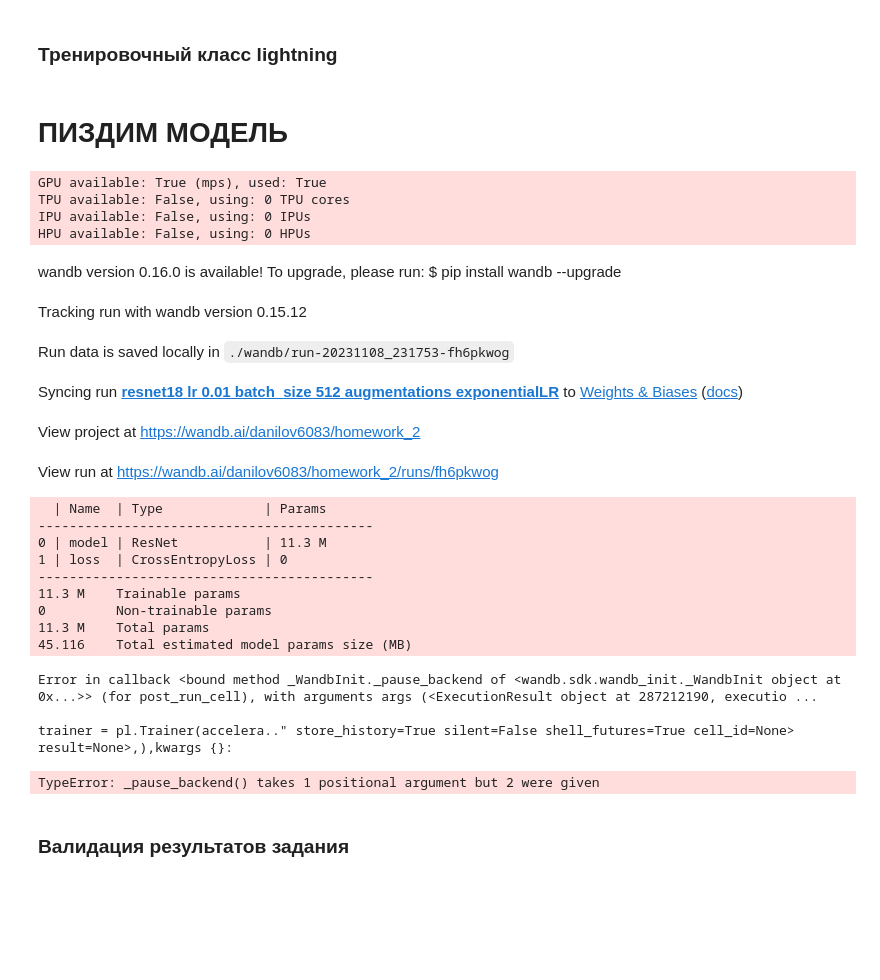
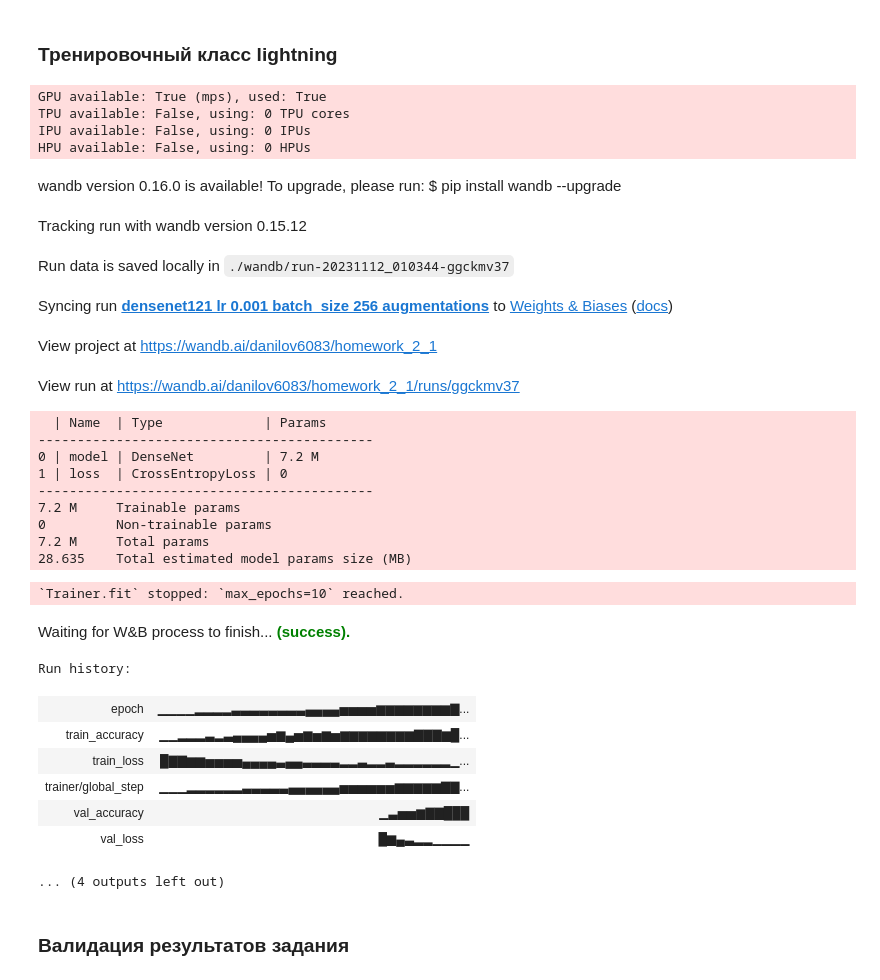
Before and after one commit to LostImagin4tion/iad-deep-learning, a Jupyter notebook: 2023/homeworks/hw2/hw_2.ipynb, the cells around one changed output. Drawn from its saved outputs; the diff is of its cells as text; code cells hidden in the pictures; blank space fills up the shorter version.

```diff
--- a/2023/homeworks/hw2/hw_2.ipynb
+++ b/2023/homeworks/hw2/hw_2.ipynb
@@ -171,9 +173,10 @@ seed_everything(42)
 
 def calculate_deviations(dataloader: DataLoader) -> dict:
     """
-    :param dataloader: DataLoader with images with; batch_size must be equal to len(dataset)
+    :param dataloader: DataLoader with images with batch_size that must be equal to len(dataset)
     :return: dict with 'mean' and 'std' keys
     """
+    assert len(dataloader.dataset) == dataloader.batch_size
 
     images, labels = next(iter(dataloader))
 
@@ -366,30 +302,32 @@ class CustomNet(torch.nn.Module):
 ### Тренировочный класс lightning
 # %%
 class CustomLightningModule(pl.LightningModule):
-    def __init__(self, model: CustomNet, learning_rate: float):
+    def __init__(self, out_classes: int, learning_rate: float):
         super().__init__()
 
-        self.scheduler = None
-        self.model = model
+        self.class_nums = out_classes
         self.learning_rate = learning_rate
+
+        self.model = torchvision.models.densenet121(pretrained=False)
+        self.model.classifier = nn.Linear(self.model.classifier.in_features, out_classes)
+
+        self.optimizer = torch.optim.Adam(self.model.parameters(), lr=self.learning_rate)
+
+        self.loss = nn.CrossEntropyLoss()
 
     def forward(self, x):
         result = self.model(x)
         return result
 
     def configure_optimizers(self):
-        optimizer = torch.optim.Adam(self.parameters(), lr=self.learning_rate)
-
-        lr_fun = lambda epoch: 0.65 ** epoch
-        self.scheduler = torch.optim.lr_scheduler.MultiplicativeLR(optimizer, lr_lambda=lr_fun)
-
-        return optimizer
+        return self.optimizer
 
     def training_step(self, train_batch, batch_idx):
         images, target = train_batch
 
-        loss = self.model(images, target)
-        accuracy = self.model.get_accuracy()
+        predictions = self.forward(images)
+        loss = self.loss(predictions, target)
+        accuracy = self.get_accuracy(predictions, target)
 
         self.log('train_loss', loss, prog_bar=True)
         self.log('train_accuracy', accuracy, prog_bar=True)
@@ -399,8 +337,12 @@ class CustomLightningModule(pl.LightningModule):
     def validation_step(self, val_batch, batch_idx):
         images, target = val_batch
 
-        loss = self.model(images, target)
-        accuracy = self.model.get_accuracy()
+        predictions = self.forward(images)
+        loss = self.loss(predictions, target)
+        accuracy = self.get_accuracy(predictions, target)
 
         self.log('val_loss', loss, prog_bar=True)
         self.log('val_accuracy', accuracy, prog_bar=True)
+
+    def get_accuracy(self, predictions, target):
+        return accuracy(torch.argmax(predictions, dim=-1).long(), target.long(), task='multiclass', num_classes=self.class_nums)
@@ -415,2 +348,0 @@ module = CustomLightningModule(model, learning_rate);
-# %% [markdown]
-# ПИЗДИМ МОДЕЛЬ
@@ -468,42 +349,48 @@ class CustomLightningModule(pl.LightningModule):
 # %%
-seed_everything(42)
-
-wandb_project = 'homework_2'
-run_name = 'resnet18 lr 0.01 batch_size 512 augmentations exponentialLR'
+wandb_project = 'homework_2_1'
+run_name = 'densenet121 lr 0.001 batch_size 256 augmentations'
 wandb_logger = WandbLogger(project=wandb_project, log_model='all', name=run_name)
 # %%
 seed_everything(42)
 
-module = CustomLightningModule(len(normalized_train_dataset.classes), 0.01)
+module = CustomLightningModule(len(normalized_train_dataset.classes), 0.001)
 # %%
 seed_everything(42)
 
 trainer = pl.Trainer(accelerator=device, max_epochs=10, logger=wandb_logger)
 trainer.fit(module, normalized_train_dataloader, normalized_validation_dataloader)
+
+wandb.finish()
 # %% [output]
 GPU available: True (mps), used: True
 TPU available: False, using: 0 TPU cores
 IPU available: False, using: 0 IPUs
 HPU available: False, using: 0 HPUs
 wandb version 0.16.0 is available! To upgrade, please run: $ pip install wandb --upgrade
 Tracking run with wandb version 0.15.12
-Run data is saved locally in ./wandb/run-20231108_231753-fh6pkwog
+Run data is saved locally in ./wandb/run-20231112_010344-ggckmv37
-Syncing run resnet18 lr 0.01 batch_size 512 augmentations exponentialLR to Weights & Biases (docs)
+Syncing run densenet121 lr 0.001 batch_size 256 augmentations to Weights & Biases (docs)
-View project at https://wandb.ai/danilov6083/homework_2
+View project at https://wandb.ai/danilov6083/homework_2_1
-View run at https://wandb.ai/danilov6083/homework_2/runs/fh6pkwog
+View run at https://wandb.ai/danilov6083/homework_2_1/runs/ggckmv37
   | Name  | Type             | Params
 -------------------------------------------
-0 | model | ResNet           | 11.3 M
+0 | model | DenseNet         | 7.2 M
 1 | loss  | CrossEntropyLoss | 0
 -------------------------------------------
-11.3 M    Trainable params
+7.2 M     Trainable params
 0         Non-trainable params
-11.3 M    Total params
-45.116    Total estimated model params size (MB)
+7.2 M     Total params
+28.635    Total estimated model params size (MB)
-Error in callback <bound method _WandbInit._pause_backend of <wandb.sdk.wandb_init._WandbInit object at 0x...>> (for post_run_cell), with arguments args (<ExecutionResult object at 287212190, executio ...
-
-trainer = pl.Trainer(accelera.." store_history=True silent=False shell_futures=True cell_id=None> result=None>,),kwargs {}:
+`Trainer.fit` stopped: `max_epochs=10` reached.
+Waiting for W&B process to finish... (success).
-TypeError: _pause_backend() takes 1 positional argument but 2 were given
+Run history:
+| epoch | ▁▁▁▁▂▂▂▂▃▃▃▃▃▃▃▃▄▄▄▄▅▅▅▅▆▆▆▆▆▆▆▆▇... |
+| train_accuracy | ▁▁▂▂▂▃▂▃▄▄▄▄▅▆▄▅▆▅▆▅▆▆▆▆▆▆▆▆▇▇▇▆█... |
+| train_loss | █▇▇▆▆▅▅▅▅▄▄▄▄▃▄▄▃▃▃▃▂▂▃▂▂▃▂▂▂▂▂▂▁... |
+| trainer/global_step | ▁▁▁▂▂▂▂▂▂▃▃▃▃▃▄▄▄▄▄▄▅▅▅▅▅▅▆▆▆▆▆▇▇... |
+| val_accuracy | ▁▃▅▅▆▇▇███ |
+| val_loss | █▆▄▃▂▂▁▁▁▁ |
+... (4 outputs left out)
 # %% [markdown]
 ### Валидация результатов задания
 # %%
```
Also changed, not shown: parts of 37 cells of this notebook.
